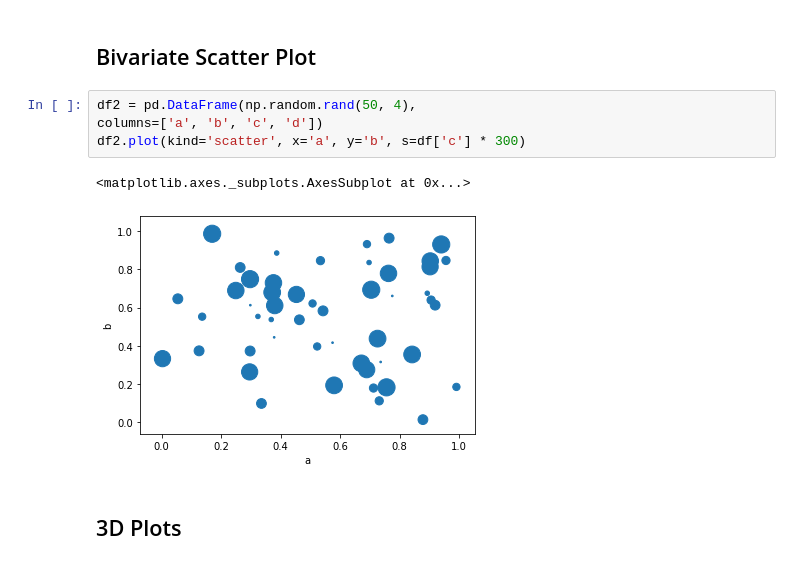
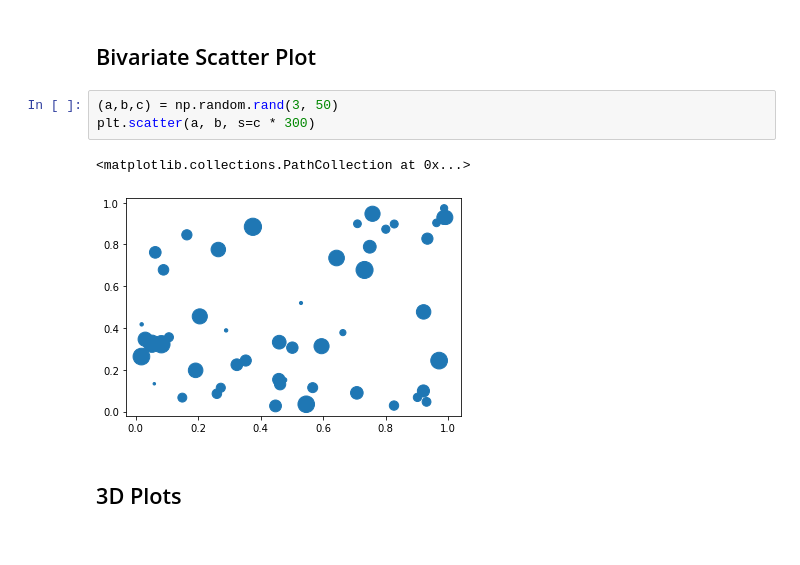
Before and after one commit to thomas-haslwanter/sapy, a Jupyter notebook: Jupyter_Notebooks/4_DataDisplay.ipynb, the cells around one changed output. Saved outputs shown, nothing was run; the diff lists cells and outputs as text.

```diff
--- a/Jupyter_Notebooks/4_DataDisplay.ipynb
+++ b/Jupyter_Notebooks/4_DataDisplay.ipynb
@@ -63,13 +64,12 @@ plt.axis('equal');
 [figure]
 # %% [markdown]
 ## Bivariate Scatter Plot
-# %%
-df2 = pd.DataFrame(np.random.rand(50, 4),
-columns=['a', 'b', 'c', 'd'])
-df2.plot(kind='scatter', x='a', y='b', s=df['c'] * 300)
-# %% [output]
-<matplotlib.axes._subplots.AxesSubplot at 0x...>
-[figure, removed]
+# %%
+(a,b,c) = np.random.rand(3, 50)
+plt.scatter(a, b, s=c * 300)
+# %% [output]
+<matplotlib.collections.PathCollection at 0x...>
+[figure, added]
 # %% [markdown]
 ## 3D Plots
 # %%
```
Also changed, not shown: parts of 4 cells of this notebook.
